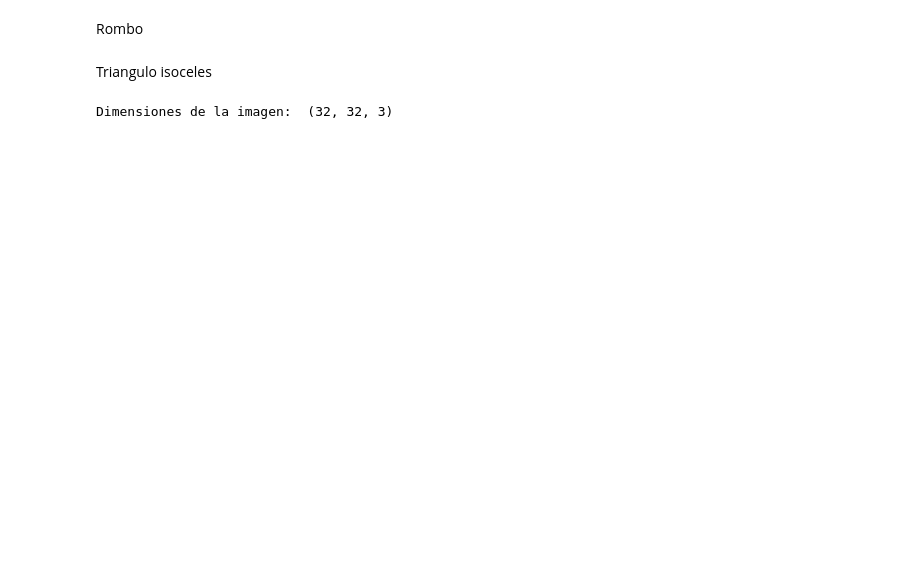
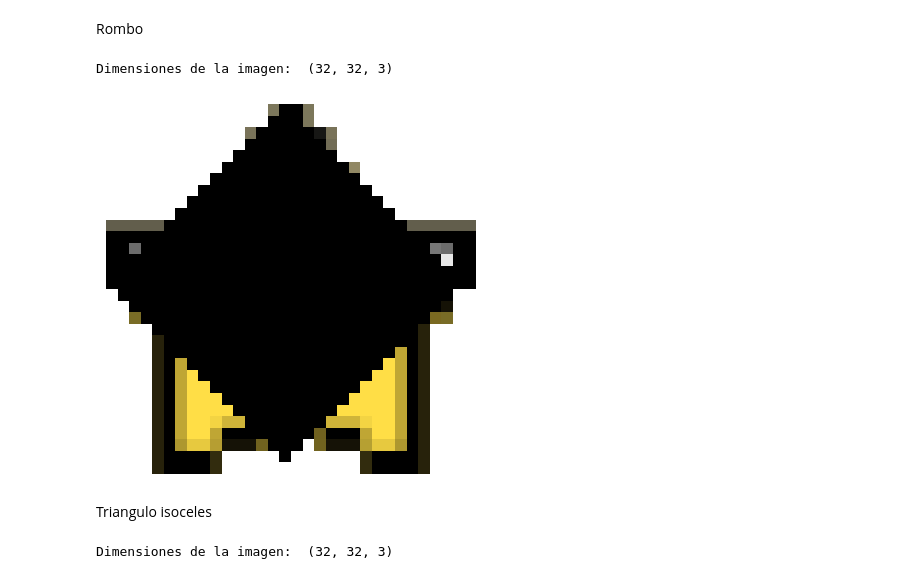
Before and after one commit to lunajulio/Tensors, a Jupyter notebook: tensors.ipynb, the cells around one changed output. Drawn from its saved outputs; the diff is of its cells as text; code cells hidden in the pictures; blank space fills up the shorter version.

```diff
--- a/tensors.ipynb
+++ b/tensors.ipynb
@@ -163,22 +163,26 @@ Rombo
 # %%
 imagen = plt.imread("estrella (2).png")
 imagen = imagen[:, :, :3]
 print("Dimensiones de la imagen: ", imagen.shape)
 nf, nc = imagen.shape[0], imagen.shape[1]
 
-def rombo_fila(i,j, matrix):
-  matrix[i,j, :] = [1,0.5,0]
+def rombo(i,j,tensor,v):
+  tensor[i,j,:] = tensor[0, v, :]
+
   if (i==nf-1 and j==v):
-    plt.imshow(matrix)
-    return matrix
+    plt.imshow(tensor)
+    plt.axis('off')
   elif (j==(nf-1)-abs(v-i)):
-    rombo_fila(i+1,abs(v-(i+1)),matrix)
+    rombo(i+1,abs(v-(i+1)),tensor,v)
   else:
-    rombo_fila(i,j+1,matrix)
+    rombo(i,j+1,tensor,v )
 
-if (nf%2==0): nf = nf+1
+if (nf%2==0): nf = nf-1
 v = (nf-1)//2
-rombo_fila(0,v,imagen.copy())
+rombo(0,v,imagen.copy(),v)
+# %% [output]
+Dimensiones de la imagen:  (32, 32, 3)
+[figure, added]
 # %% [markdown]
 Triangulo isoceles
 # %%
```
Also changed, not shown: parts of 3 cells of this notebook.
